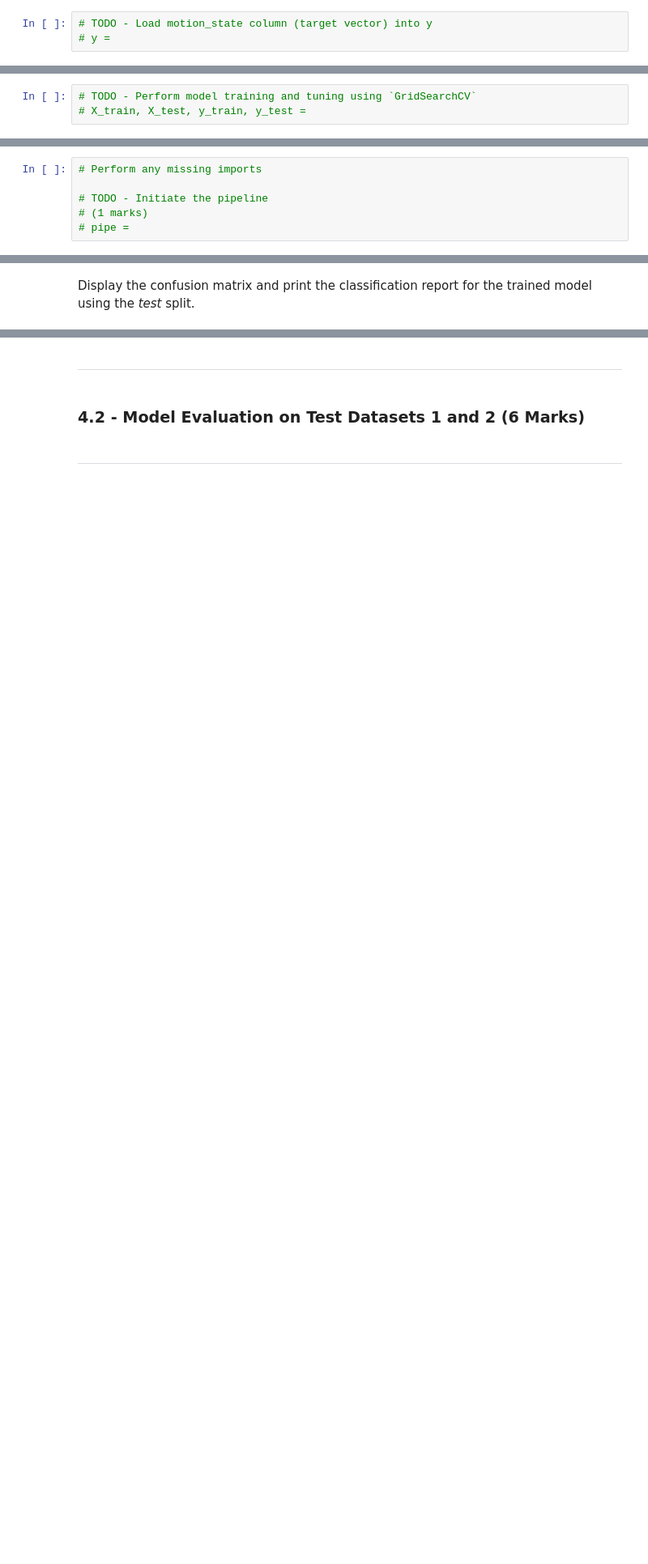
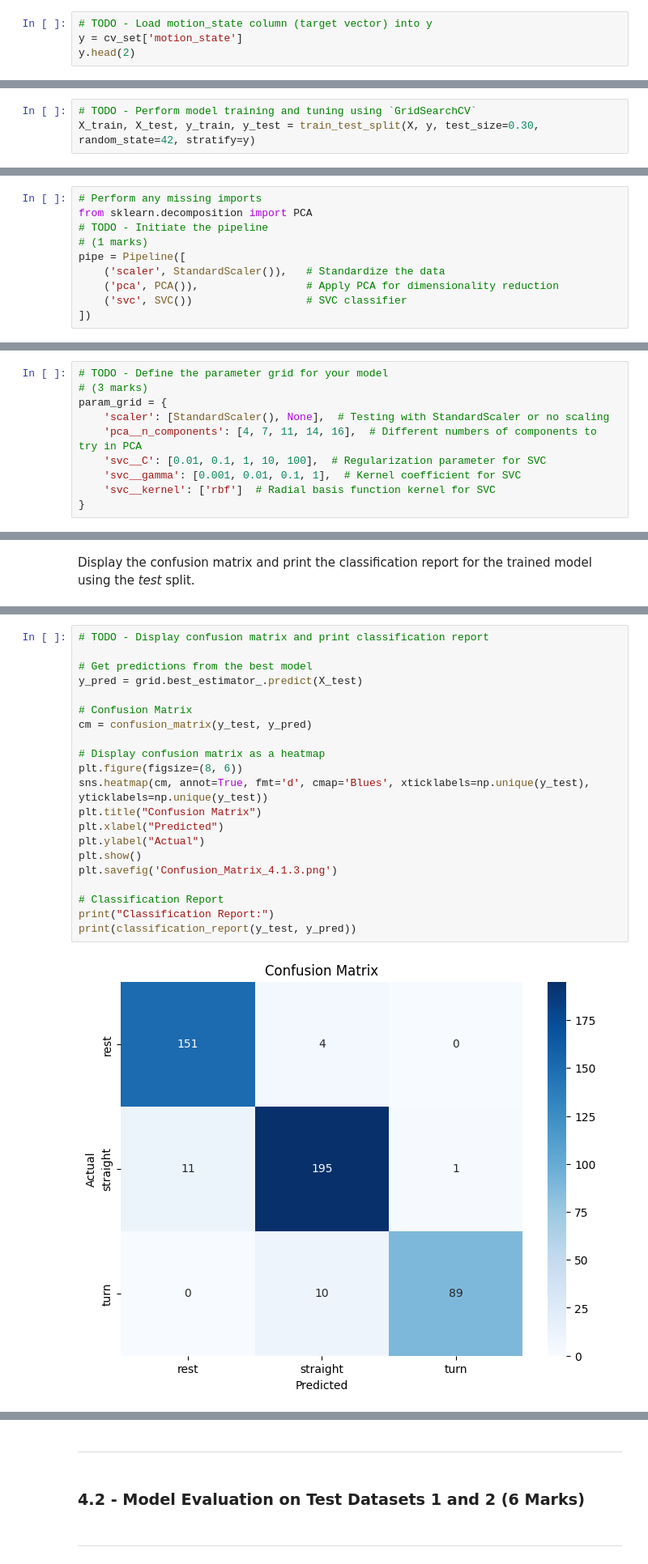
Before and after one commit to ShaikhSikanderAli/engg680_2024_fall, a Jupyter notebook: Lab_Assignment4/Assignment 4.ipynb, the cells around one changed output, grey strips where cells are left out. Shown at 81% size. Drawn from its saved outputs; the diff is of its cells as text; blank space fills up the shorter version.

```diff
--- a/Lab_Assignment4/Assignment 4.ipynb
+++ b/Lab_Assignment4/Assignment 4.ipynb
@@ -1184,3 +1183,4 @@ X.head(2)
 # %%
 # TODO - Load motion_state column (target vector) into y
-# y =
+y = cv_set['motion_state']
+y.head(2)
@@ -1192,14 +1197,18 @@ ___
 Similar to the steps from **1.2.2** and perform model training and tuning for an `SVC` model. Perform the `train_test_split`, initiate a `Pipeline`, then define the *Parameters* for `GridSearchCV`. Finally, perfrom the grid search.
 # %%
 # TODO - Perform model training and tuning using `GridSearchCV`
-# X_train, X_test, y_train, y_test =
+X_train, X_test, y_train, y_test = train_test_split(X, y, test_size=0.30, random_state=42, stratify=y)
 # %% [markdown]
 In the `Pipeline` add an entry *'pca'* to apply `PCA`.
 # %%
 # Perform any missing imports
-
+from sklearn.decomposition import PCA
 # TODO - Initiate the pipeline
 # (1 marks)
-# pipe =
+pipe = Pipeline([
+    ('scaler', StandardScaler()),   # Standardize the data
+    ('pca', PCA()),                 # Apply PCA for dimensionality reduction
+    ('svc', SVC())                  # SVC classifier
+])
 # %% [markdown]
 Similar to previous sections, define the grid search configuration (*param_grid*). Add *n_components* hyper parameter tuning for PCA, and search over the values `n_components=[4,7,11,14,16]`.
@@ -1210,3 +1215,13 @@ Similar to previous sections, define the grid search configuration (*param_grid*
+# %%
+# TODO - Define the parameter grid for your model
+# (3 marks)
+param_grid = {
+    'scaler': [StandardScaler(), None],  # Testing with StandardScaler or no scaling
+    'pca__n_components': [4, 7, 11, 14, 16],  # Different numbers of components to try in PCA
+    'svc__C': [0.01, 0.1, 1, 10, 100],  # Regularization parameter for SVC
+    'svc__gamma': [0.001, 0.01, 0.1, 1],  # Kernel coefficient for SVC
+    'svc__kernel': ['rbf']  # Radial basis function kernel for SVC
+}
 # %%
 # Perform the grid search to train model and tune hyper parameters
 grid = GridSearchCV(pipe, param_grid, cv=5, scoring='accuracy', return_train_score=True)
@@ -1234,0 +1273,23 @@ Display the confusion matrix and print the classification report for the trained
+# %%
+# TODO - Display confusion matrix and print classification report
+
+# Get predictions from the best model
+y_pred = grid.best_estimator_.predict(X_test)
+
+# Confusion Matrix
+cm = confusion_matrix(y_test, y_pred)
+
+# Display confusion matrix as a heatmap
+plt.figure(figsize=(8, 6))
+sns.heatmap(cm, annot=True, fmt='d', cmap='Blues', xticklabels=np.unique(y_test), yticklabels=np.unique(y_test))
+plt.title("Confusion Matrix")
+plt.xlabel("Predicted")
+plt.ylabel("Actual")
+plt.show()
+plt.savefig('Confusion_Matrix_4.1.3.png')
+
+# Classification Report
+print("Classification Report:")
+print(classification_report(y_test, y_pred))
+# %% [output]
+[figure, added]
```
Also changed, not shown: parts of 18 cells of this notebook, 3 other files.
